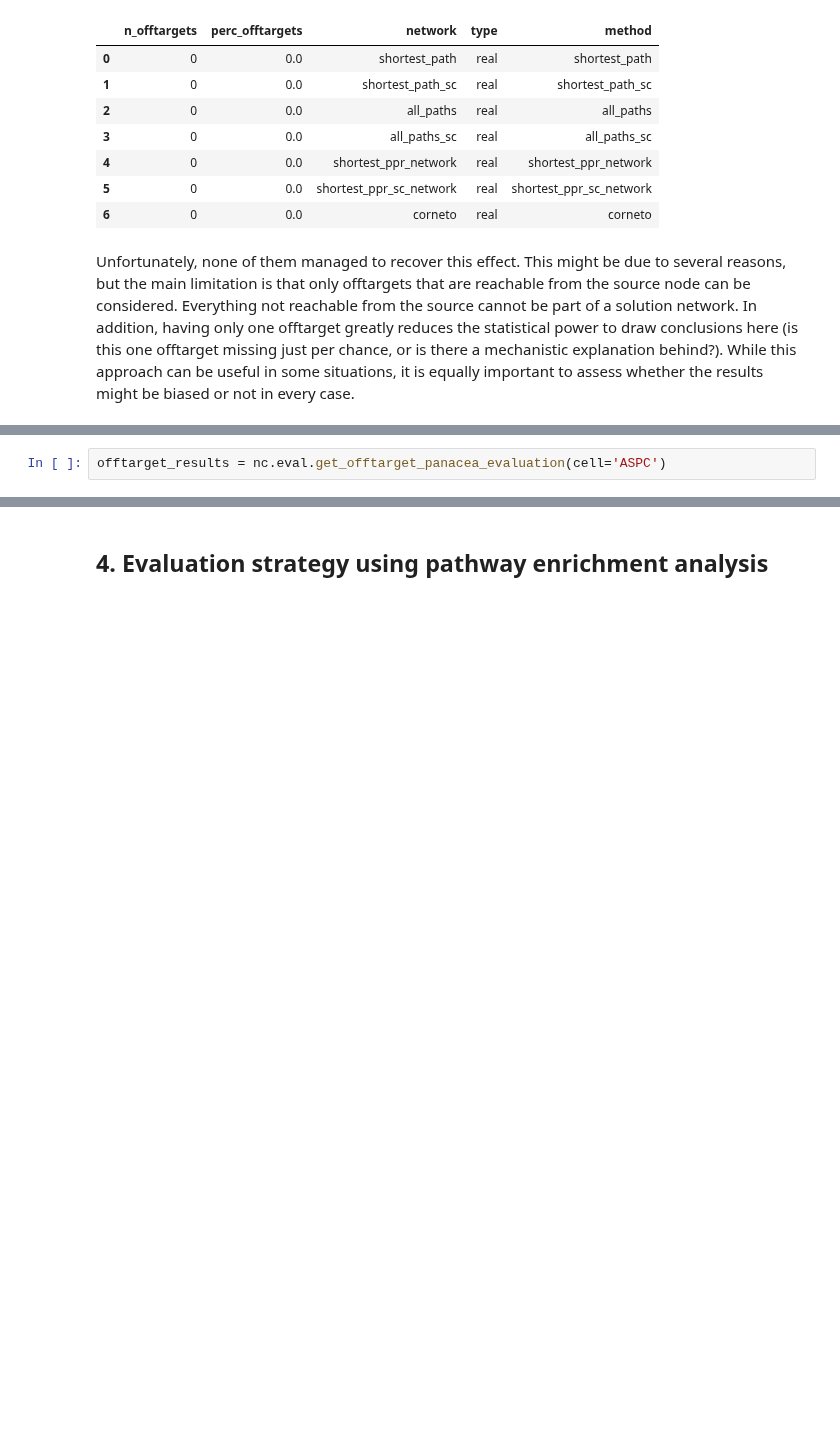
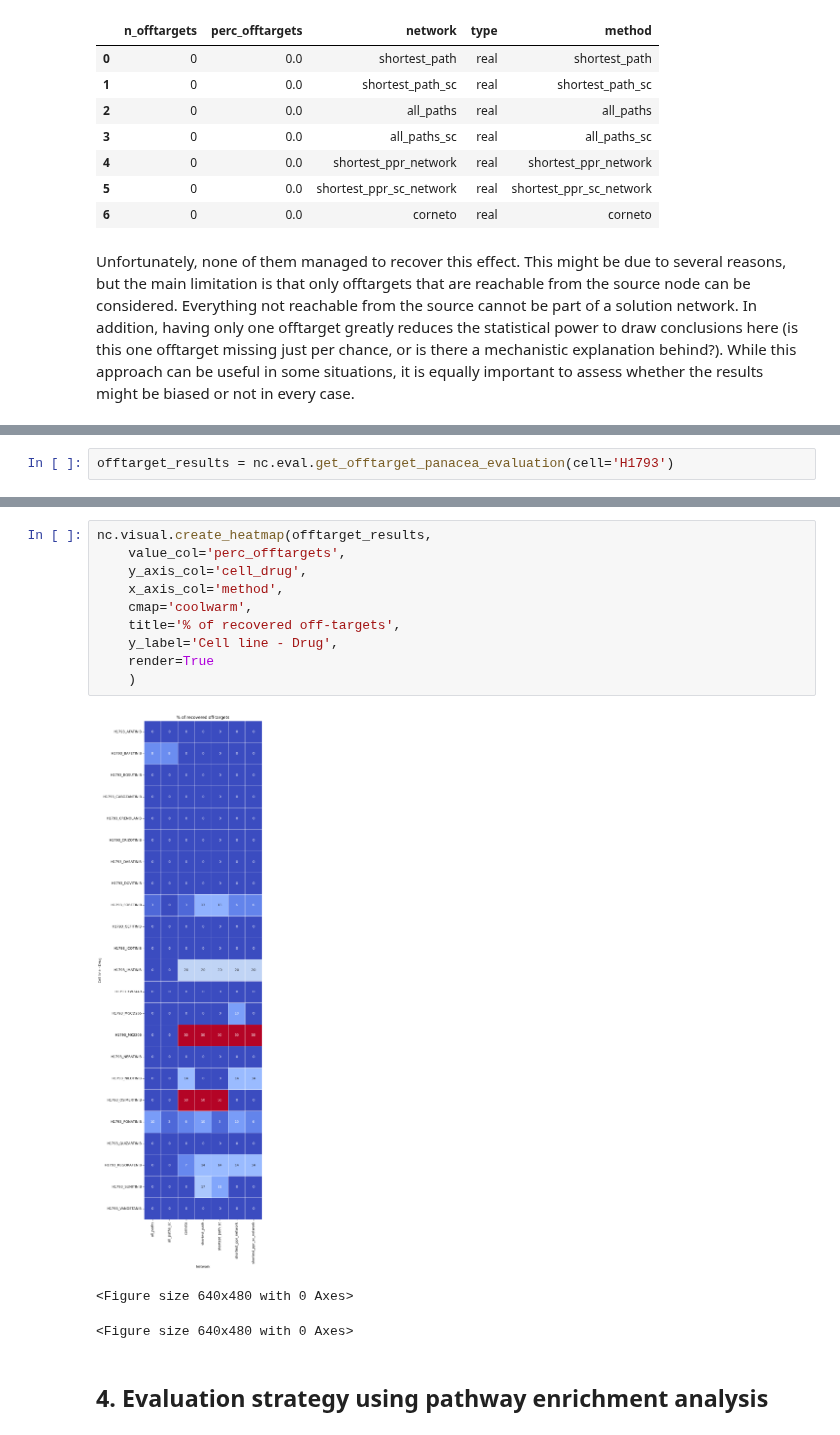
Before and after one commit to saezlab/networkcommons, a Jupyter notebook: docs/src/vignettes/3_evaluation_offt_path.ipynb, the cells around one changed output, grey strips where cells are left out. Saved outputs shown, nothing was run; the diff lists cells and outputs as text; blank space fills up the shorter version.

```diff
--- a/docs/src/vignettes/3_evaluation_offt_path.ipynb
+++ b/docs/src/vignettes/3_evaluation_offt_path.ipynb
@@ -118,3 +91,3 @@ However, this was just a showcase using one drug and one cell line combination.
 # %%
-offtarget_results = nc.eval.get_offtarget_panacea_evaluation(cell='ASPC')
+offtarget_results = nc.eval.get_offtarget_panacea_evaluation(cell='H1793')
 # %% [output]
@@ -138,3 +111,17 @@ offtarget_results = nc.eval.get_offtarget_panacea_evaluation(cell='ASPC')
+# %%
+nc.visual.create_heatmap(offtarget_results,
+    value_col='perc_offtargets',
+    y_axis_col='cell_drug',
+    x_axis_col='method',
+    cmap='coolwarm',
+    title='% of recovered off-targets',
+    y_label='Cell line - Drug',
+    render=True
+    )
+# %% [output]
+[figure, added]
+<Figure size 640x480 with 0 Axes>
+<Figure size 640x480 with 0 Axes>
 # %% [markdown]
 ## 4. Evaluation strategy using pathway enrichment analysis
 # %% [markdown]
```
Also changed, not shown: parts of 8 cells of this notebook.
